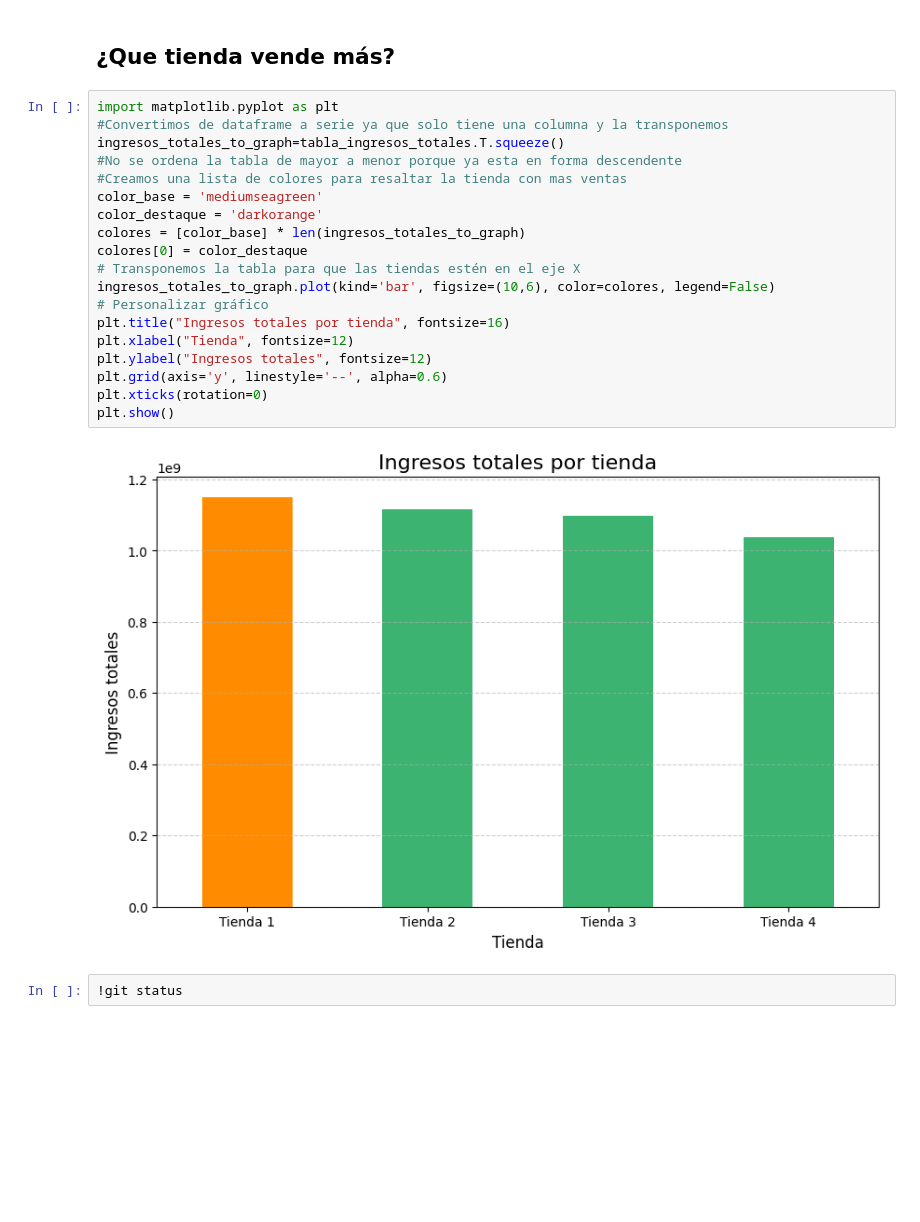
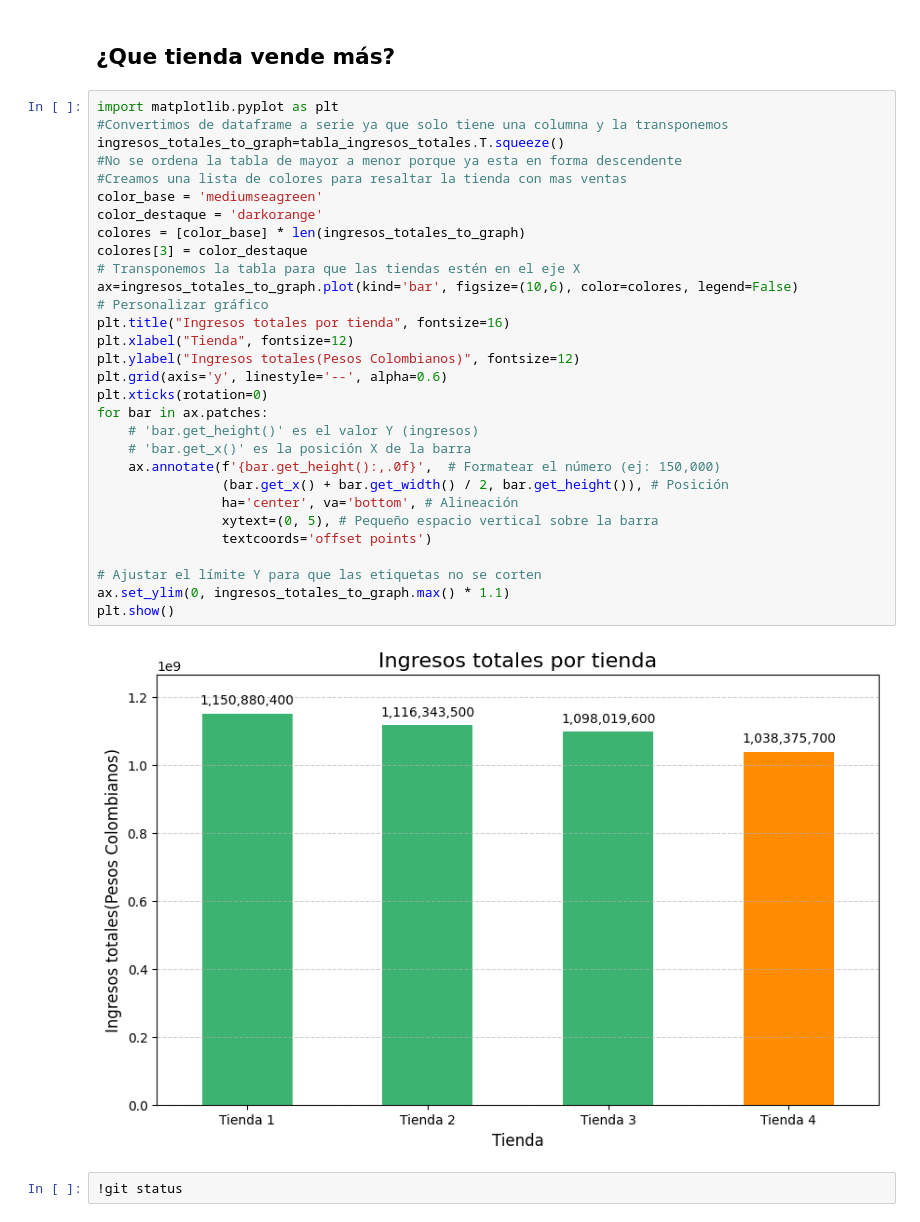
Before and after one commit to Omar05129/Alura-Store-Challengue, a Jupyter notebook: AluraStoreLatam.ipynb, the cells around one changed output. Saved outputs shown, nothing was run; the diff lists cells and outputs as text; blank space fills up the shorter version.

```diff
--- a/AluraStoreLatam.ipynb
+++ b/AluraStoreLatam.ipynb
@@ -551,24 +563,35 @@ To https://github.com/Omar05129/Alura-Store-Challengue.git
 # %%
 import matplotlib.pyplot as plt
 #Convertimos de dataframe a serie ya que solo tiene una columna y la transponemos
 ingresos_totales_to_graph=tabla_ingresos_totales.T.squeeze()
 #No se ordena la tabla de mayor a menor porque ya esta en forma descendente
 #Creamos una lista de colores para resaltar la tienda con mas ventas
 color_base = 'mediumseagreen'
 color_destaque = 'darkorange'
 colores = [color_base] * len(ingresos_totales_to_graph)
-colores[0] = color_destaque
+colores[3] = color_destaque
 # Transponemos la tabla para que las tiendas estén en el eje X
-ingresos_totales_to_graph.plot(kind='bar', figsize=(10,6), color=colores, legend=False)
+ax=ingresos_totales_to_graph.plot(kind='bar', figsize=(10,6), color=colores, legend=False)
 # Personalizar gráfico
 plt.title("Ingresos totales por tienda", fontsize=16)
 plt.xlabel("Tienda", fontsize=12)
-plt.ylabel("Ingresos totales", fontsize=12)
+plt.ylabel("Ingresos totales(Pesos Colombianos)", fontsize=12)
 plt.grid(axis='y', linestyle='--', alpha=0.6)
 plt.xticks(rotation=0)
+for bar in ax.patches:
+    # 'bar.get_height()' es el valor Y (ingresos)
+    # 'bar.get_x()' es la posición X de la barra
+    ax.annotate(f'{bar.get_height():,.0f}',  # Formatear el número (ej: 150,000)
+                (bar.get_x() + bar.get_width() / 2, bar.get_height()), # Posición
+                ha='center', va='bottom', # Alineación
+                xytext=(0, 5), # Pequeño espacio vertical sobre la barra
+                textcoords='offset points')
+
+# Ajustar el límite Y para que las etiquetas no se corten
+ax.set_ylim(0, ingresos_totales_to_graph.max() * 1.1)
 plt.show()
 # %% [output]
-[figure, old version]
+[figure, new version]
 # %%
 !git status
 # %% [output]
```
Also changed, not shown: parts of 12 cells of this notebook.
